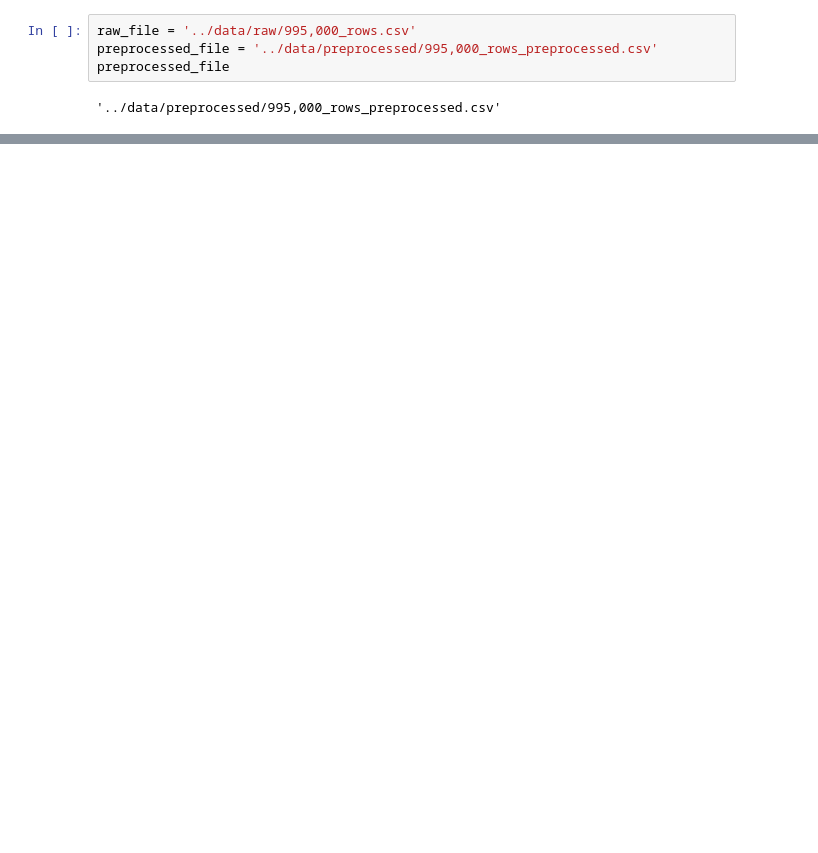
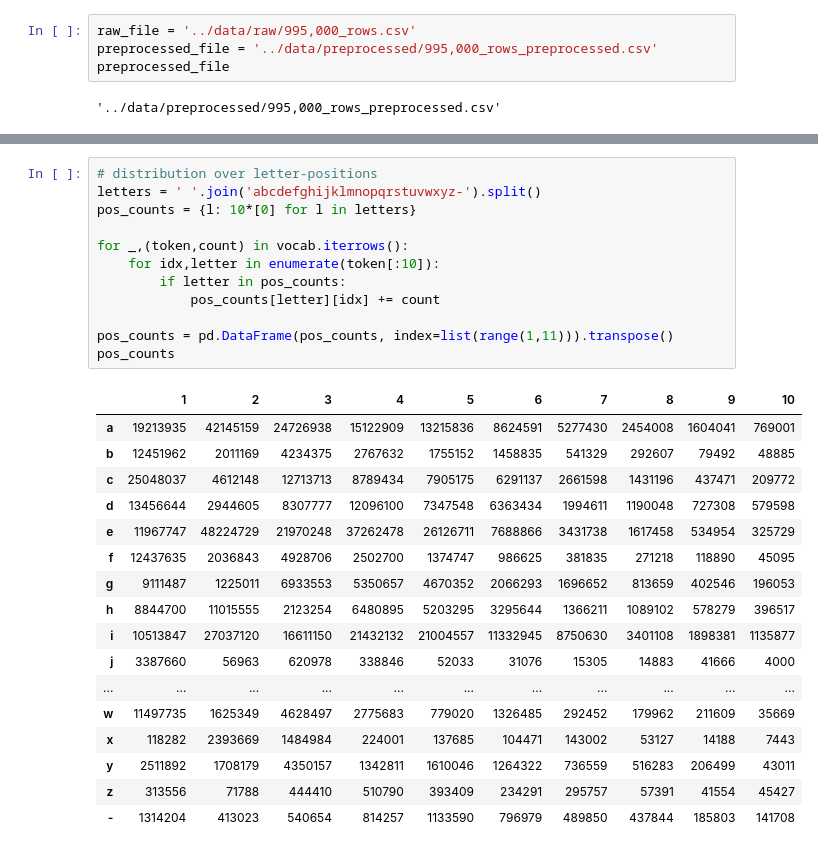
Before and after one commit to karlaugustnybo/Fake-News-Project, a Jupyter notebook: notebooks/01_preprocessing.ipynb, the cells around one changed output, grey strips where cells are left out. Cells and saved outputs as stored; diff of their text form; blank space fills up the shorter version.

```diff
--- a/notebooks/01_preprocessing.ipynb
+++ b/notebooks/01_preprocessing.ipynb
@@ -51,0 +196,30 @@ Done. Preprocessed data saved to ../data/preprocessed/995,000_rows_preprocessed.
+# %%
+# distribution over letter-positions
+letters = ' '.join('abcdefghijklmnopqrstuvwxyz-').split()
+pos_counts = {l: 10*[0] for l in letters}
+
+for _,(token,count) in vocab.iterrows():
+    for idx,letter in enumerate(token[:10]):
+        if letter in pos_counts:
+            pos_counts[letter][idx] += count
+
+pos_counts = pd.DataFrame(pos_counts, index=list(range(1,11))).transpose()
+pos_counts
+# %% [output]
+|  | 1 | 2 | 3 | 4 | 5 | 6 | 7 | 8 | 9 | 10 |
+| a | 19213935 | 42145159 | 24726938 | 15122909 | 13215836 | 8624591 | 5277430 | 2454008 | 1604041 | 769001 |
+| b | 12451962 | 2011169 | 4234375 | 2767632 | 1755152 | 1458835 | 541329 | 292607 | 79492 | 48885 |
+| c | 25048037 | 4612148 | 12713713 | 8789434 | 7905175 | 6291137 | 2661598 | 1431196 | 437471 | 209772 |
+| d | 13456644 | 2944605 | 8307777 | 12096100 | 7347548 | 6363434 | 1994611 | 1190048 | 727308 | 579598 |
+| e | 11967747 | 48224729 | 21970248 | 37262478 | 26126711 | 7688866 | 3431738 | 1617458 | 534954 | 325729 |
+| f | 12437635 | 2036843 | 4928706 | 2502700 | 1374747 | 986625 | 381835 | 271218 | 118890 | 45095 |
+| g | 9111487 | 1225011 | 6933553 | 5350657 | 4670352 | 2066293 | 1696652 | 813659 | 402546 | 196053 |
+| h | 8844700 | 11015555 | 2123254 | 6480895 | 5203295 | 3295644 | 1366211 | 1089102 | 578279 | 396517 |
+| i | 10513847 | 27037120 | 16611150 | 21432132 | 21004557 | 11332945 | 8750630 | 3401108 | 1898381 | 1135877 |
+| j | 3387660 | 56963 | 620978 | 338846 | 52033 | 31076 | 15305 | 14883 | 41666 | 4000 |
+| ... | ... | ... | ... | ... | ... | ... | ... | ... | ... | ... |
+| w | 11497735 | 1625349 | 4628497 | 2775683 | 779020 | 1326485 | 292452 | 179962 | 211609 | 35669 |
+| x | 118282 | 2393669 | 1484984 | 224001 | 137685 | 104471 | 143002 | 53127 | 14188 | 7443 |
+| y | 2511892 | 1708179 | 4350157 | 1342811 | 1610046 | 1264322 | 736559 | 516283 | 206499 | 43011 |
+| z | 313556 | 71788 | 444410 | 510790 | 393409 | 234291 | 295757 | 57391 | 41554 | 45427 |
+| - | 1314204 | 413023 | 540654 | 814257 | 1133590 | 796979 | 489850 | 437844 | 185803 | 141708 |
```
Also changed, not shown: parts of 19 cells of this notebook, 1 other file.
